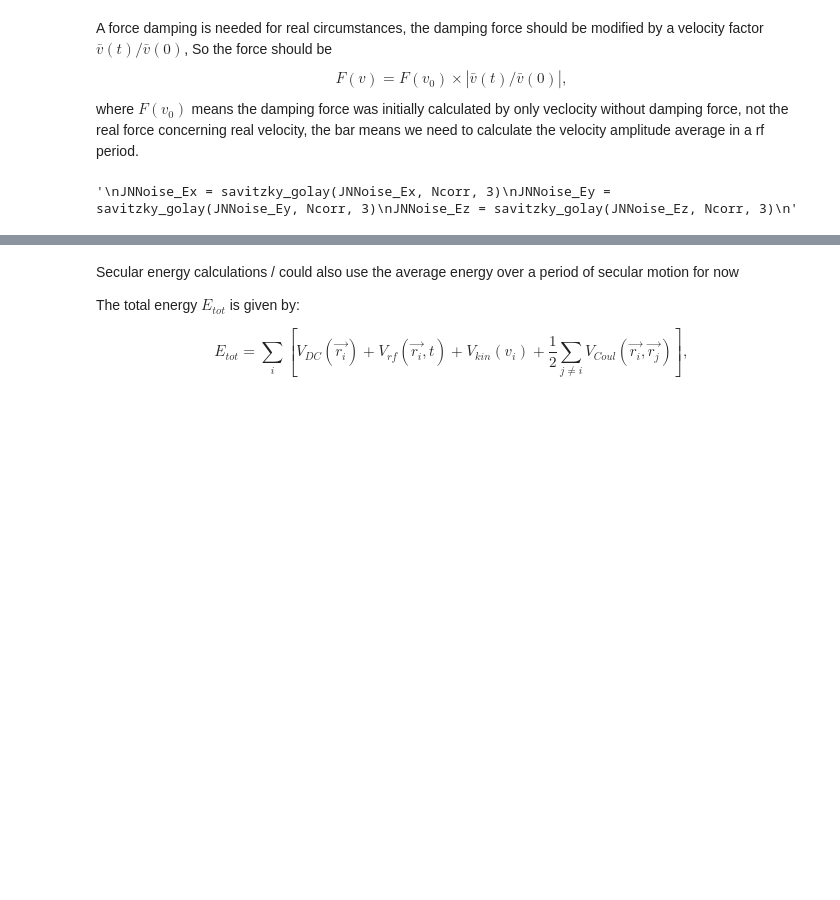
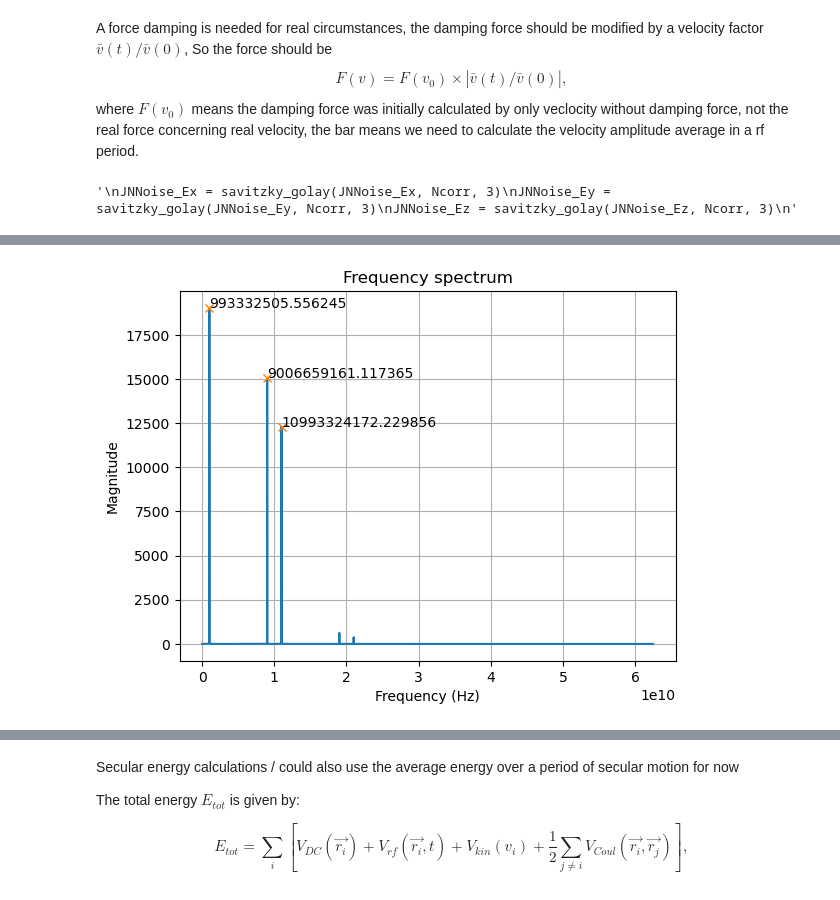
Before and after one commit to yuqian15/electron_micromotion_cooling, a Jupyter notebook: Electron-QIP.ipynb, the cells around one changed output, grey strips where cells are left out. Saved outputs shown, nothing was run; the diff lists cells and outputs as text; code cells hidden in the pictures; blank space fills up the shorter version.

```diff
--- a/Electron-QIP.ipynb
+++ b/Electron-QIP.ipynb
@@ -703,0 +716,44 @@ t = 0.0006279999999999981
+# %%
+# This is for damping factor
+vx_damp_f = fft(vx_damp)
+# Plot the E_sec t
+N_vx_damp_f = 2.0/(Amplifier_Num * (N + 1)) * np.abs(vx_damp_f[0:Amplifier_Num * (N + 1) //2])
+tf = fftfreq(Amplifier_Num * (N + 1), dt / Amplifier_Num)
+ttf = tf[:Amplifier_Num * (N + 1) //2]
+
+
+Front_Temp = 0
+Cutoff_Temp = 8
+
+ttf = ttf[Front_Temp:Front_Temp + (ttf.size//Cutoff_Temp)]
+N_vx_damp_f = N_vx_damp_f [Front_Temp : Front_Temp +len(N_vx_damp_f)//Cutoff_Temp]
+
+# use find_peaks to get all the peaks
+peaks, _ = find_peaks(N_vx_damp_f, height=0)
+
+
+# we only need the three largest peaks, therefore we find a border and find peaks again
+temp = N_vx_damp_f[peaks]
+temp.sort()
+temp = temp[::-1]
+border = ( temp[2] + temp[3])/2
+
+
+peaks, _ = find_peaks(N_vx_damp_f, height= border)
+
+#print("The location of the three largest peaks is {}, {}, {} Hz".format(tf[peaks[0]], tf[peaks[1]], tf[peaks[2]]))
+
+# Plot the result
+plt.plot(ttf, N_vx_damp_f)
+plt.plot(ttf[peaks], N_vx_damp_f[peaks], "x")
+
+for i in range(0,3):
+    plt.text(ttf[peaks[i]], N_vx_damp_f[peaks[i]], "%f" % ttf[peaks[i]])
+
+plt.xlabel('Frequency (Hz)')
+plt.ylabel('Magnitude')
+plt.title('Frequency spectrum')
+plt.grid()
+plt.show()
+# %% [output]
+[figure, added]
```
Also changed, not shown: parts of 11 cells of this notebook.
